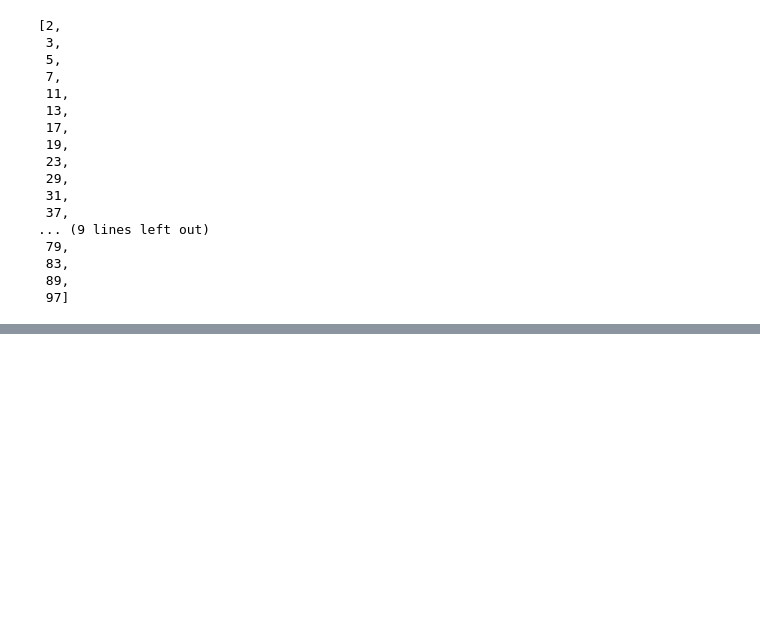
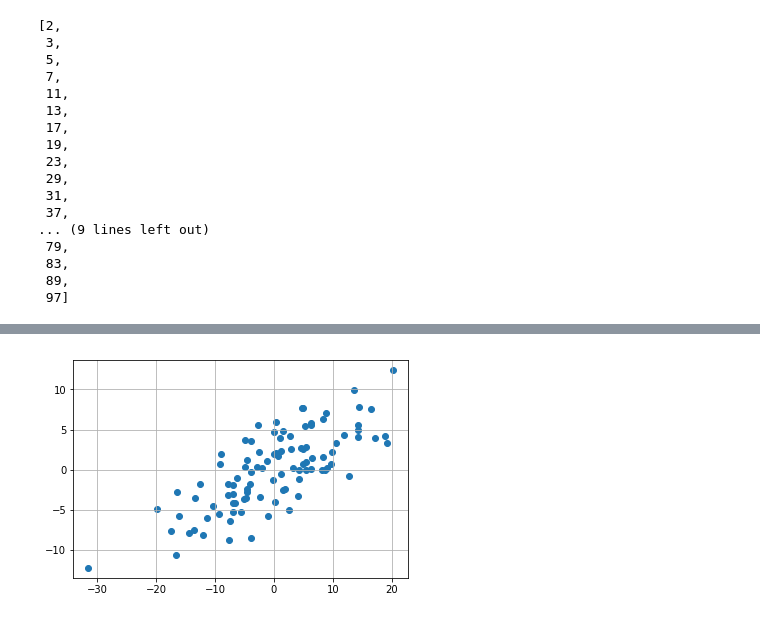
Before and after one commit to ksatola/data-science-from-scratch, a Jupyter notebook: 10_Working_with_Data.ipynb, the cells around one changed output, grey strips where cells are left out. Drawn from its saved outputs; the diff is of its cells as text; code cells hidden in the pictures; blank space fills up the shorter version.

```diff
--- a/10_Working_with_Data.ipynb
+++ b/10_Working_with_Data.ipynb
@@ -359,0 +478,19 @@ my_primes
+# %%
+from scratch.linear_algebra import subtract
+
+def de_mean(data: List[Vector]) -> List[Vector]:
+    """Recenters the data to have mean 0 in every dimension"""
+    mean = vector_mean(data)
+    return [subtract(vector, mean) for vector in data]
+# %%
+pca_data_de_mean = de_mean(pca_data)
+#pca_data_de_mean
+# %%
+pca_f0 = [f0 for f0, f1 in pca_data_de_mean]
+pca_f1 = [f1 for f0, f1 in pca_data_de_mean]
+plt.scatter(pca_f0, pca_f1)
+plt.grid()
+plt.savefig('images/pca2.png')
+plt.show();
+# %% [output]
+[figure, added]
```
Also changed, not shown: parts of 4 cells of this notebook, 2 other files.
